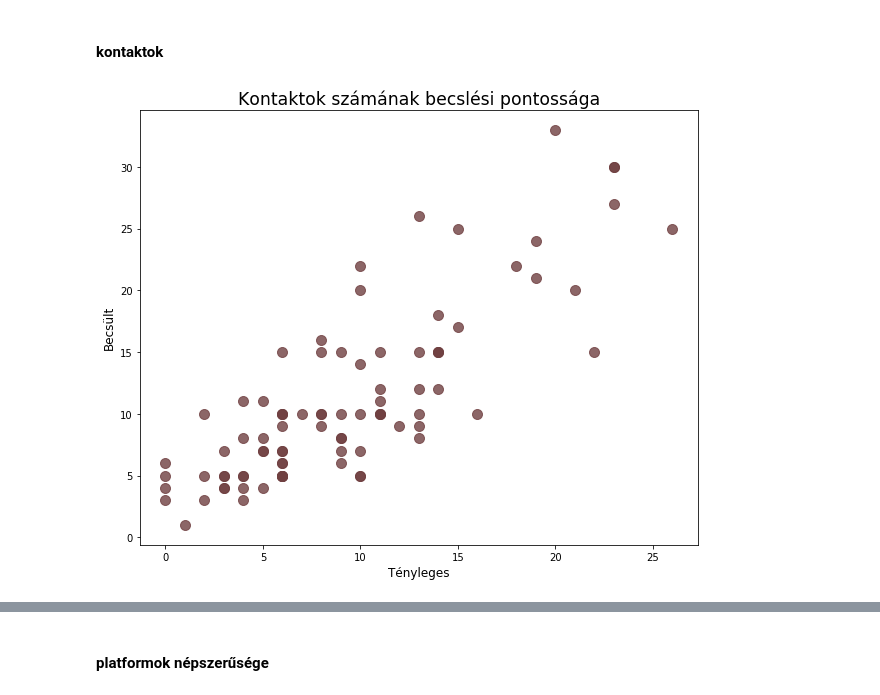
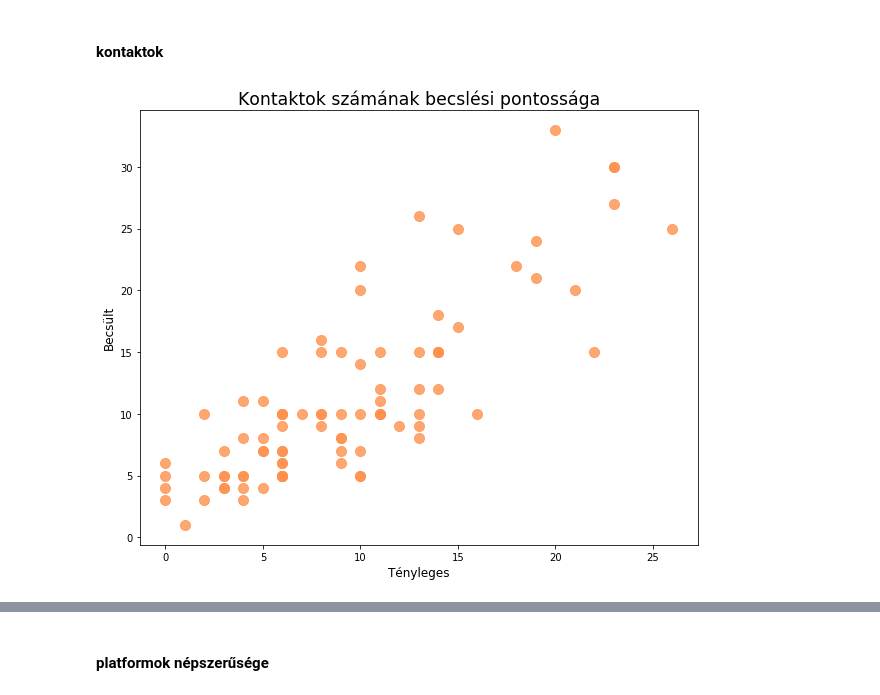
Before and after one commit to dormanh/rajk-contact-network, a Jupyter notebook: analysis.ipynb, the cells around one changed output, grey strips where cells are left out. Cells and saved outputs as stored; diff of their text form; code cells hidden in the pictures.

```diff
--- a/analysis.ipynb
+++ b/analysis.ipynb
@@ -18,5 +19,5 @@ import statsmodels.api as sm
 # %%
-poll_data = pd.read_excel("encrypted.xlsx").drop("Unnamed: 0", axis=1).fillna("")
+poll_data = pd.read_excel("docs/encrypted.xlsx").drop("Unnamed: 0", axis=1).fillna("")
 # %% [markdown]
 ### hálózat
 # %% [markdown]
@@ -59,7 +60,7 @@ edges_df = (
                 [
                     np.sort(e)
                     for e in G.edges()
-                    if (e[::-1] in G.edges()) and (e[0] != e[1])
+                    if ((e[::-1] in G.edges()) and (e[0] != e[1])) or ()
                 ]
             )
         )
@@ -137,23 +136,22 @@ poll_data.to_excel("poll_data.xlsx")
 # %%
 fig = plt.figure(figsize=(10, 8))
 
 plt.scatter(
     poll_data["mut_degree"],
     poll_data["Kontaktok becsült száma"],
-    c="#704041",
+    c="#ff914d",
     s=100,
     alpha=0.8,
 )
 
 plt.xlabel("Tényleges", fontsize="large")
 plt.ylabel("Becsült", fontsize="large")
 
 title = "Kontaktok számának becslési pontossága"
 plt.title(title, fontsize="xx-large")
-
-mpld3.save_html(fig, "figs/{}.html".format("_".join(title.split(" "))))
+mpld3.save_html(fig, "docs/{}.html".format("_".join(title.split(" "))))
 # %% [output]
-[figure, old version]
+[figure, new version]
 # %%
 bins = np.linspace(0, poll_data["mut_degree"].max(), 11)
 # %%
```
Also changed, not shown: parts of 22 cells of this notebook, 15 other files.
